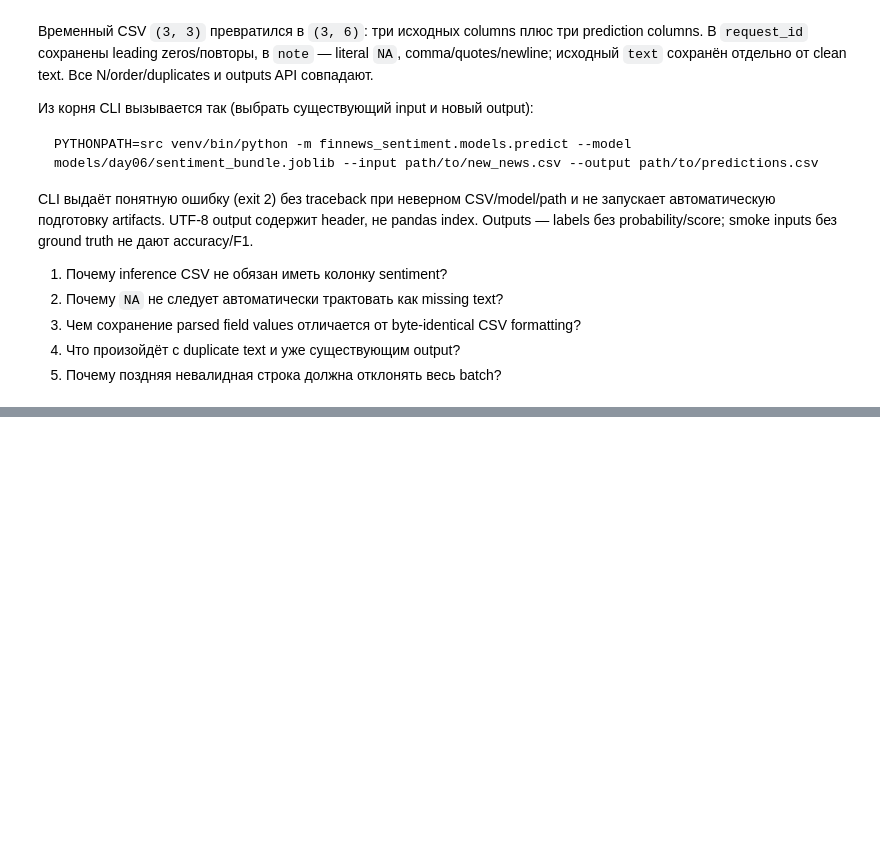
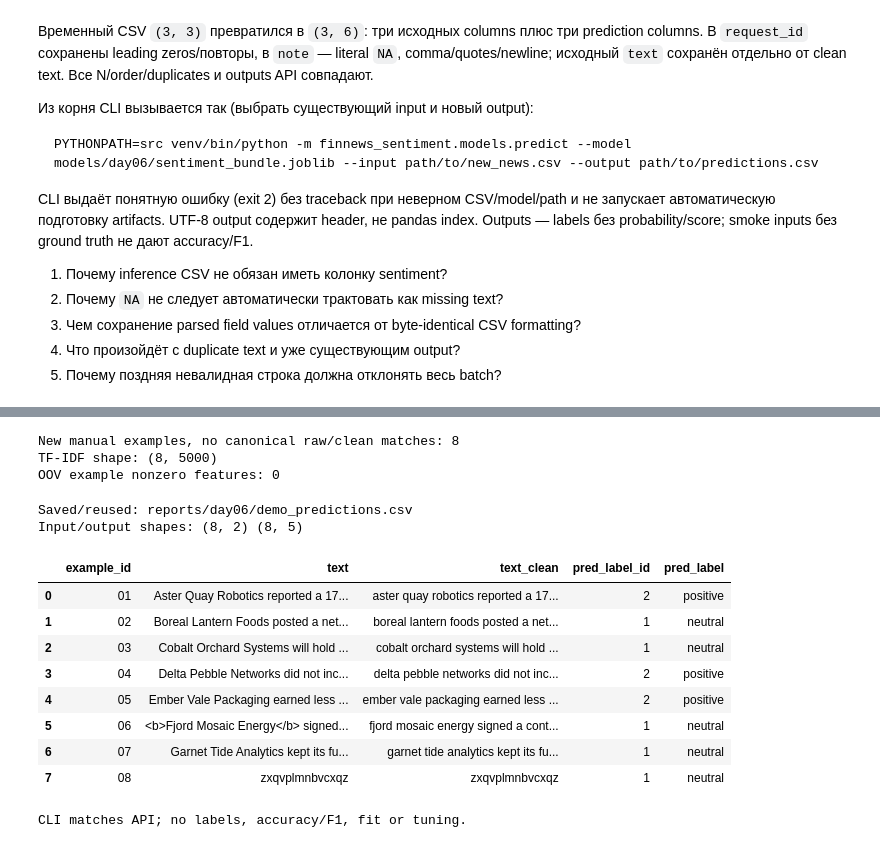
Before and after one commit to HomeboyMakkri/Text-classification, a Jupyter notebook: notebooks/day06_inference.ipynb, the cells around one changed output, grey strips where cells are left out. Saved outputs shown, nothing was run; the diff lists cells and outputs as text; code cells hidden in the pictures; blank space fills up the shorter version.

Commit message:
docs: add reproducible sentiment inference demos

```diff
--- a/notebooks/day06_inference.ipynb
+++ b/notebooks/day06_inference.ipynb
@@ -485,0 +496,66 @@ CLI выдаёт понятную ошибку (exit 2) без traceback при
+# %%
+demo_input_path = ROOT / "docs/day06_examples.csv"
+demo_output_path = ROOT / "reports/day06/demo_predictions.csv"
+demo_inputs = pd.read_csv(demo_input_path, dtype="str", keep_default_na=False)
+assert demo_inputs.columns.tolist() == ["example_id", "text"]
+assert len(demo_inputs) == 8 and demo_inputs["example_id"].is_unique
+
+# Novelty audit uses text only, including held-out rows; no model evaluation.
+from finnews_sentiment.features.preprocess import preprocess_text
+canonical_texts = pd.read_csv(
+    ROOT / "data/interim/financial_phrasebank_75agree.csv", usecols=["text"], dtype="str", keep_default_na=False,
+)["text"].tolist()
+canonical_raw = set(canonical_texts)
+canonical_clean = {preprocess_text(text) for text in canonical_texts}
+demo_texts: list[str] = demo_inputs["text"].tolist()
+assert all(text not in canonical_raw for text in demo_texts)
+assert all(preprocess_text(text) not in canonical_clean for text in demo_texts)
+
+demo_predictions: list[SentimentPrediction] = predict_texts(built_bundle, demo_texts)
+demo_oov = built_bundle.pipeline.named_steps["tfidf"].transform([demo_texts[-1]])
+assert demo_oov.nnz == 0
+print("New manual examples, no canonical raw/clean matches:", len(demo_texts))
+print("TF-IDF shape:", (len(demo_texts), build_metadata.n_features))
+print("OOV example nonzero features:", demo_oov.nnz)
+# %% [output]
+New manual examples, no canonical raw/clean matches: 8
+TF-IDF shape: (8, 5000)
+OOV example nonzero features: 0
+# %%
+import os
+import subprocess
+
+with TemporaryDirectory(prefix="day06-demo-cli-") as directory:
+    demo_cli_path = Path(directory) / "predictions.csv" if demo_output_path.exists() else demo_output_path
+    demo_cli_environment = dict(os.environ)
+    demo_cli_environment["PYTHONPATH"] = str(ROOT / "src")
+    demo_cli_run = subprocess.run(
+        [sys.executable, "-m", "finnews_sentiment.models.predict",
+         "--model", str(bundle_path), "--input", str(demo_input_path),
+         "--output", str(demo_cli_path)],
+        cwd=ROOT, env=demo_cli_environment, check=True, capture_output=True, text=True,
+    )
+    assert demo_cli_path.read_bytes() == demo_output_path.read_bytes()
+    demo_output = pd.read_csv(demo_cli_path, dtype="str", keep_default_na=False)
+
+pd.testing.assert_frame_equal(demo_output[demo_inputs.columns], demo_inputs)
+assert demo_output["text_clean"].tolist() == [item.text_clean for item in demo_predictions]
+assert demo_output["pred_label_id"].tolist() == [str(item.pred_label_id) for item in demo_predictions]
+assert demo_output["pred_label"].tolist() == [item.pred_label for item in demo_predictions]
+print("Saved/reused:", demo_output_path.relative_to(ROOT))
+print("Input/output shapes:", demo_inputs.shape, demo_output.shape)
+display(demo_output)
+print("CLI matches API; no labels, accuracy/F1, fit or tuning.")
+# %% [output]
+Saved/reused: reports/day06/demo_predictions.csv
+Input/output shapes: (8, 2) (8, 5)
+|  | example_id | text | text_clean | pred_label_id | pred_label |
+| 0 | 01 | Aster Quay Robotics reported a 17... | aster quay robotics reported a 17... | 2 | positive |
+| 1 | 02 | Boreal Lantern Foods posted a net... | boreal lantern foods posted a net... | 1 | neutral |
+| 2 | 03 | Cobalt Orchard Systems will hold ... | cobalt orchard systems will hold ... | 1 | neutral |
+| 3 | 04 | Delta Pebble Networks did not inc... | delta pebble networks did not inc... | 2 | positive |
+| 4 | 05 | Ember Vale Packaging earned less ... | ember vale packaging earned less ... | 2 | positive |
+| 5 | 06 | <b>Fjord Mosaic Energy</b> signed... | fjord mosaic energy signed a cont... | 1 | neutral |
+| 6 | 07 | Garnet Tide Analytics kept its fu... | garnet tide analytics kept its fu... | 1 | neutral |
+| 7 | 08 | zxqvplmnbvcxqz | zxqvplmnbvcxqz | 1 | neutral |
+CLI matches API; no labels, accuracy/F1, fit or tuning.
```
Also changed, not shown: parts of 3 cells of this notebook, 4 other files.
